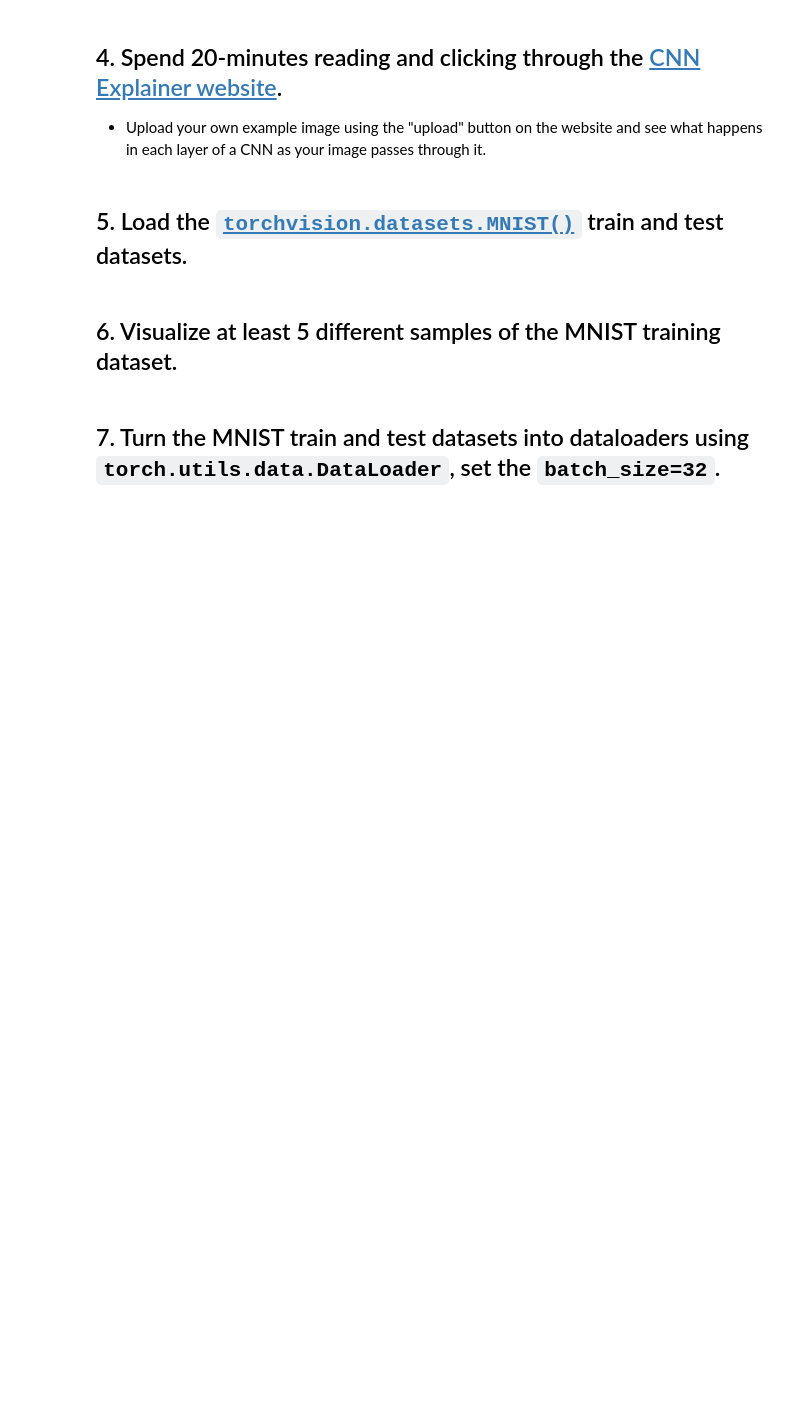
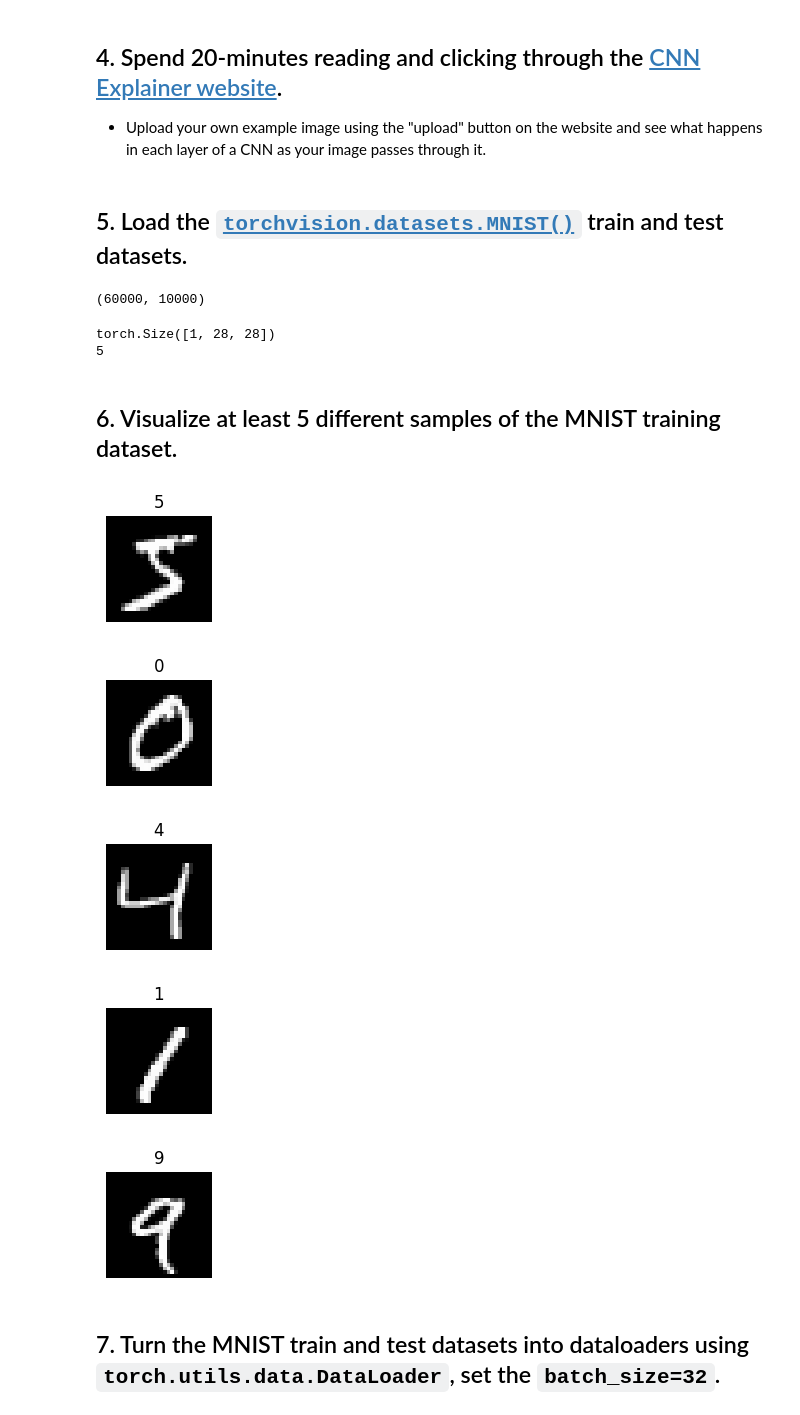
Before and after one commit to funxyz2/pytorch-deep-learning, a Jupyter notebook: extras/exercises/03_pytorch_computer_vision_exercises.ipynb, the cells around one changed output. Cells and saved outputs as stored; diff of their text form; code cells hidden in the pictures; blank space fills up the shorter version.

```diff
--- a/extras/exercises/03_pytorch_computer_vision_exercises.ipynb
+++ b/extras/exercises/03_pytorch_computer_vision_exercises.ipynb
@@ -110,7 +93,45 @@ Rất chính xác nhưng tốn nhiều chi phí tính toán.
 * Upload your own example image using the "upload" button on the website and see what happens in each layer of a CNN as your image passes through it.
 # %% [markdown]
 ## 5. Load the [`torchvision.datasets.MNIST()`](https://pytorch.org/vision/stable/generated/torchvision.datasets.MNIST.html#torchvision.datasets.MNIST) train and test datasets.
+# %%
+import torch, torchvision
+from torchvision.datasets import MNIST
+from torchvision import transforms
+# train
+train_data = MNIST(root='/content/', train=True, download=True, transform=transforms.ToTensor())
+# Test
+test_data = MNIST(root='/content/', train=False, download=True, transform=transforms.ToTensor())
+# %%
+len(train_data), len(test_data)
+# %% [output]
+(60000, 10000)
+# %%
+image, label = train_data[0]
+print(image.shape)
+print(label)
+# %% [output]
+torch.Size([1, 28, 28])
+5
 # %% [markdown]
 ## 6. Visualize at least 5 different samples of the MNIST training dataset.
+# %%
+import matplotlib.pyplot as plt
+
+for i in range(5):
+  image = train_data[i][0].squeeze()
+  label = train_data[i][1]
+
+  plt.figure(figsize=(3,3))
+  plt.subplot(1, 2, 2)
+  plt.imshow(image, cmap='gray')
+  plt.title(label)
+  plt.axis(False)
+  plt.show()
+# %% [output]
+[figure, added]
+[figure, added]
+[figure, added]
+[figure, added]
+[figure, added]
 # %% [markdown]
 ## 7. Turn the MNIST train and test datasets into dataloaders using `torch.utils.data.DataLoader`, set the `batch_size=32`.
```
Also changed, not shown: parts of 10 cells of this notebook.
